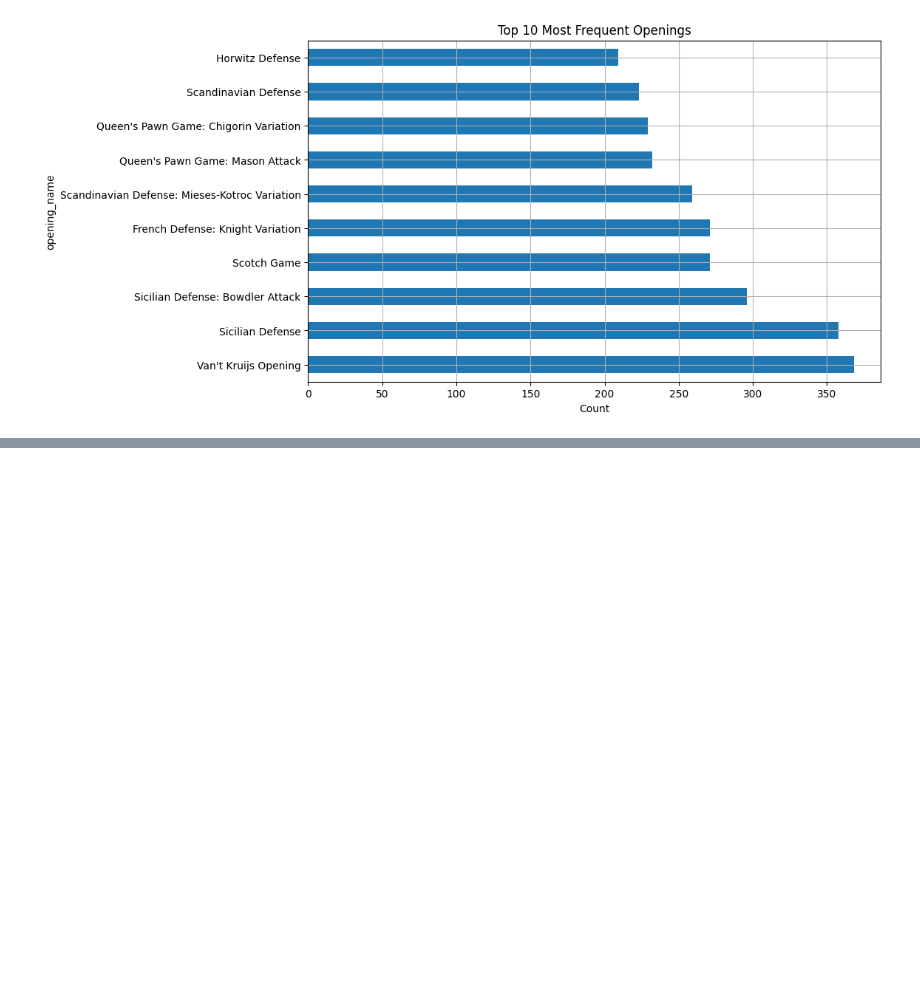
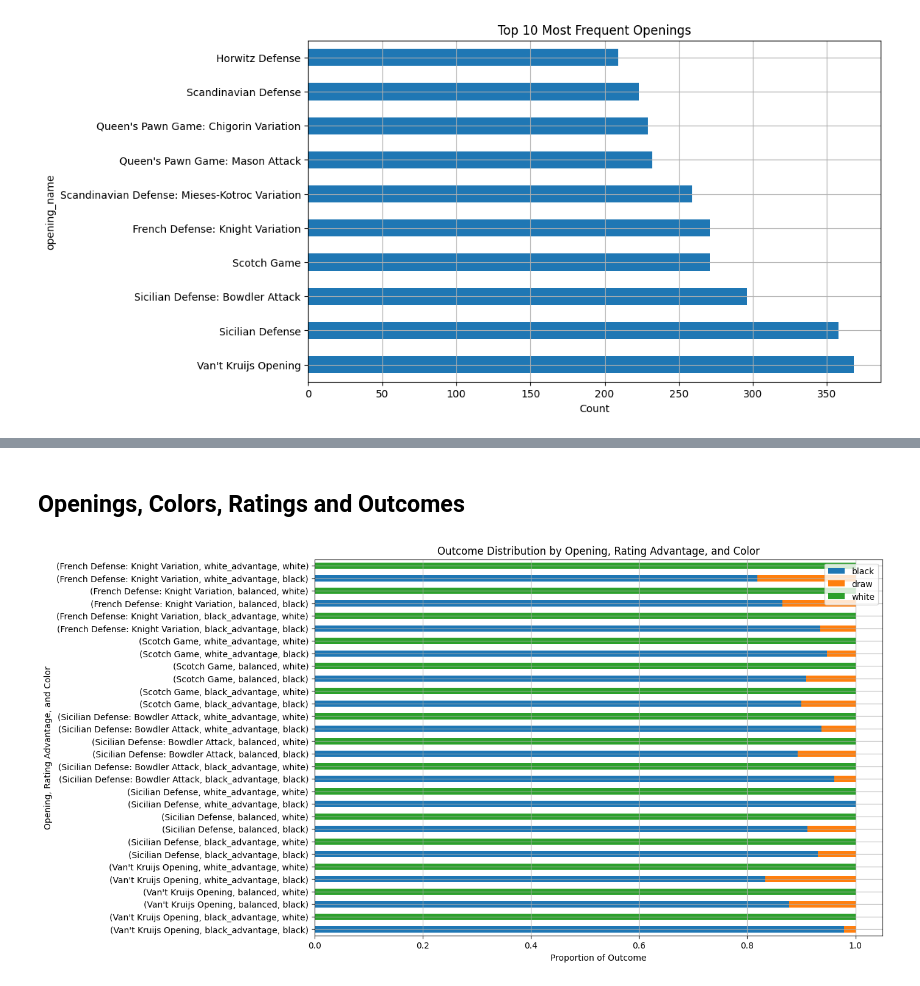
Before and after one commit to Ajodo-Godson/CP191-RAR, a Jupyter notebook: Game_Modelling.ipynb, the cells around one changed output, grey strips where cells are left out. Saved outputs shown, nothing was run; the diff lists cells and outputs as text; code cells hidden in the pictures; blank space fills up the shorter version.

```diff
--- a/Game_Modelling.ipynb
+++ b/Game_Modelling.ipynb
@@ -130,0 +232,22 @@ plt.show()
+# %% [markdown]
+## Openings, Colors, Ratings and Outcomes
+# %%
+# Creating a new feature that indicates if the rating difference favors white, black, or is balanced
+df['rating_advantage'] = pd.cut(df['rating_diff'], bins=[-float('inf'), -100, 100, float('inf')], labels=['black_advantage', 'balanced', 'white_advantage'])
+
+# Grouping by opening, rating advantage, and color to analyze outcomes
+openings_ratings_colors = df.groupby(['opening_name', 'rating_advantage', 'player_color'], observed=True)['winner'].value_counts(normalize=True).unstack()
+
+# Focusing on the top 5 openings for clarity
+top_openings_ratings_colors = openings_ratings_colors.loc[df['opening_name'].value_counts().nlargest(5).index]
+
+# Visualizing the outcomes for the top 5 openings, rating advantages, and color combinations
+top_openings_ratings_colors.plot(kind='barh', stacked=True, figsize=(12, 8))
+plt.title('Outcome Distribution by Opening, Rating Advantage, and Color')
+plt.xlabel('Proportion of Outcome')
+plt.ylabel('Opening, Rating Advantage, and Color')
+plt.legend(loc='best')
+plt.grid(True)
+plt.show()
+# %% [output]
+[figure, added]
```
Also changed, not shown: parts of 10 cells of this notebook.
